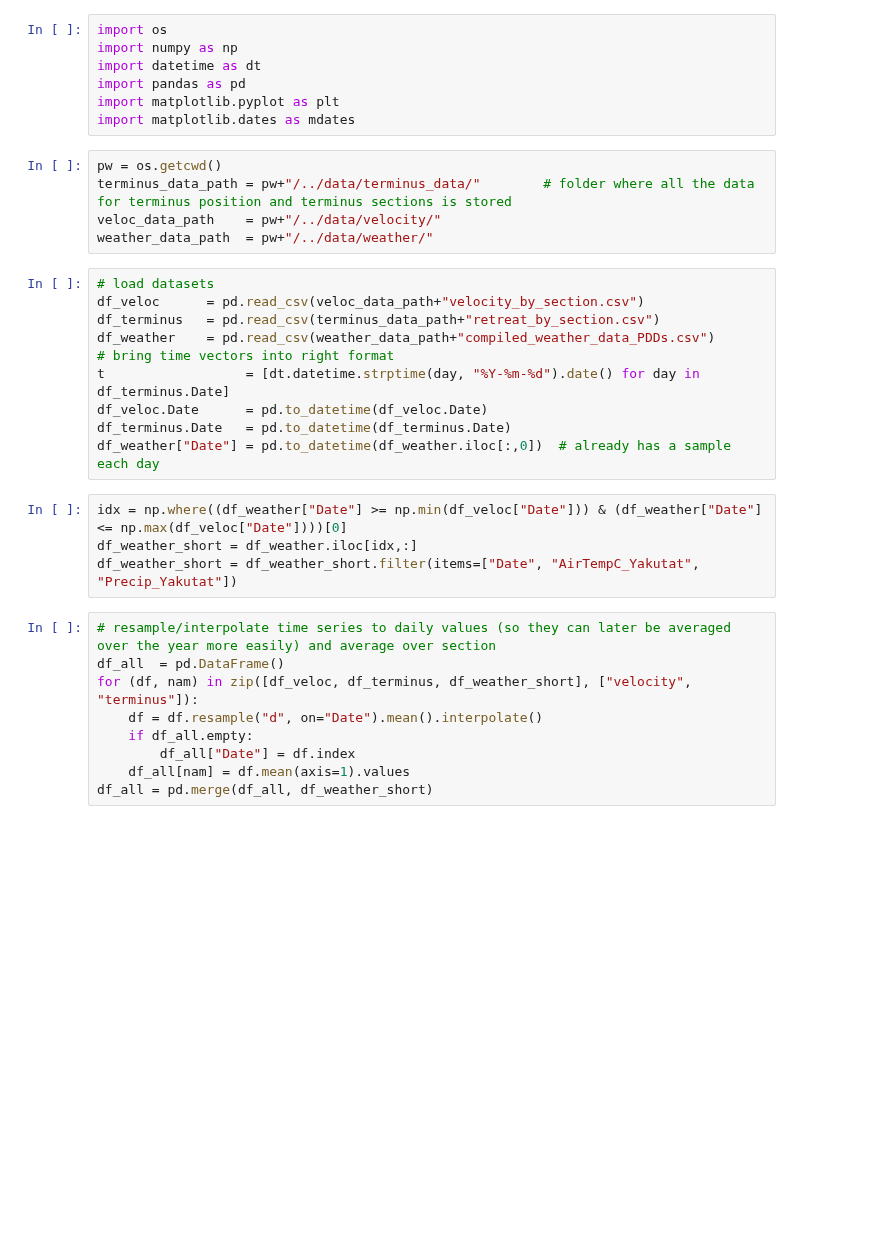
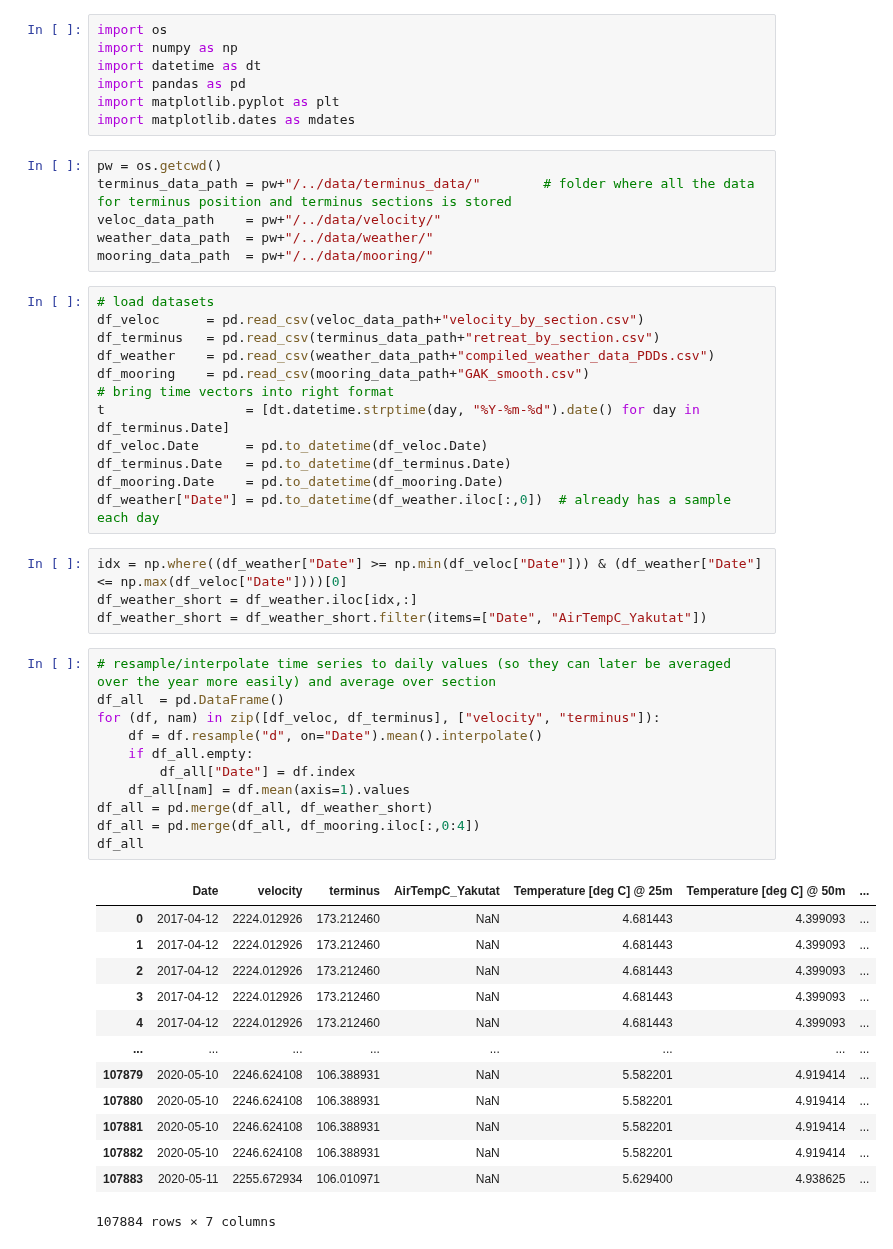
Before and after one commit to pohlan/Hubbard2024, a Jupyter notebook: make_paper_figures/vel_terminus_temps_avg_year.ipynb, the cells around one changed output. Drawn from its saved outputs; the diff is of its cells as text; blank space fills up the shorter version.

```diff
--- a/make_paper_figures/vel_terminus_temps_avg_year.ipynb
+++ b/make_paper_figures/vel_terminus_temps_avg_year.ipynb
@@ -10,29 +10,48 @@ pw = os.getcwd()
 terminus_data_path = pw+"/../data/terminus_data/"        # folder where all the data for terminus position and terminus sections is stored
 veloc_data_path    = pw+"/../data/velocity/"
 weather_data_path  = pw+"/../data/weather/"
+mooring_data_path  = pw+"/../data/mooring/"
 # %%
 # load datasets
 df_veloc      = pd.read_csv(veloc_data_path+"velocity_by_section.csv")
 df_terminus   = pd.read_csv(terminus_data_path+"retreat_by_section.csv")
 df_weather    = pd.read_csv(weather_data_path+"compiled_weather_data_PDDs.csv")
+df_mooring    = pd.read_csv(mooring_data_path+"GAK_smooth.csv")
 # bring time vectors into right format
 t                  = [dt.datetime.strptime(day, "%Y-%m-%d").date() for day in df_terminus.Date]
 df_veloc.Date      = pd.to_datetime(df_veloc.Date)
 df_terminus.Date   = pd.to_datetime(df_terminus.Date)
+df_mooring.Date    = pd.to_datetime(df_mooring.Date)
 df_weather["Date"] = pd.to_datetime(df_weather.iloc[:,0])  # already has a sample each day
 # %%
 idx = np.where((df_weather["Date"] >= np.min(df_veloc["Date"])) & (df_weather["Date"] <= np.max(df_veloc["Date"])))[0]
 df_weather_short = df_weather.iloc[idx,:]
-df_weather_short = df_weather_short.filter(items=["Date", "AirTempC_Yakutat", "Precip_Yakutat"])
+df_weather_short = df_weather_short.filter(items=["Date", "AirTempC_Yakutat"])
 # %%
 # resample/interpolate time series to daily values (so they can later be averaged over the year more easily) and average over section
 df_all  = pd.DataFrame()
-for (df, nam) in zip([df_veloc, df_terminus, df_weather_short], ["velocity", "terminus"]):
+for (df, nam) in zip([df_veloc, df_terminus], ["velocity", "terminus"]):
     df = df.resample("d", on="Date").mean().interpolate()
     if df_all.empty:
         df_all["Date"] = df.index
     df_all[nam] = df.mean(axis=1).values
 df_all = pd.merge(df_all, df_weather_short)
+df_all = pd.merge(df_all, df_mooring.iloc[:,0:4])
+df_all
+# %% [output]
+|  | Date | velocity | terminus | AirTempC_Yakutat | Temperature [deg C] @ 25m | Temperature [deg C] @ 50m | ... |
+| 0 | 2017-04-12 | 2224.012926 | 173.212460 | NaN | 4.681443 | 4.399093 | ... |
+| 1 | 2017-04-12 | 2224.012926 | 173.212460 | NaN | 4.681443 | 4.399093 | ... |
+| 2 | 2017-04-12 | 2224.012926 | 173.212460 | NaN | 4.681443 | 4.399093 | ... |
+| 3 | 2017-04-12 | 2224.012926 | 173.212460 | NaN | 4.681443 | 4.399093 | ... |
+| 4 | 2017-04-12 | 2224.012926 | 173.212460 | NaN | 4.681443 | 4.399093 | ... |
+| ... | ... | ... | ... | ... | ... | ... | ... |
+| 107879 | 2020-05-10 | 2246.624108 | 106.388931 | NaN | 5.582201 | 4.919414 | ... |
+| 107880 | 2020-05-10 | 2246.624108 | 106.388931 | NaN | 5.582201 | 4.919414 | ... |
+| 107881 | 2020-05-10 | 2246.624108 | 106.388931 | NaN | 5.582201 | 4.919414 | ... |
+| 107882 | 2020-05-10 | 2246.624108 | 106.388931 | NaN | 5.582201 | 4.919414 | ... |
+| 107883 | 2020-05-11 | 2255.672934 | 106.010971 | NaN | 5.629400 | 4.938625 | ... |
+107884 rows × 7 columns
 # %%
 # average over the year
 tind    = [di.timetuple().tm_yday for di in df_all["Date"] ]   # day of the year
```
Also changed, not shown: parts of 3 cells of this notebook, 1 other file.
